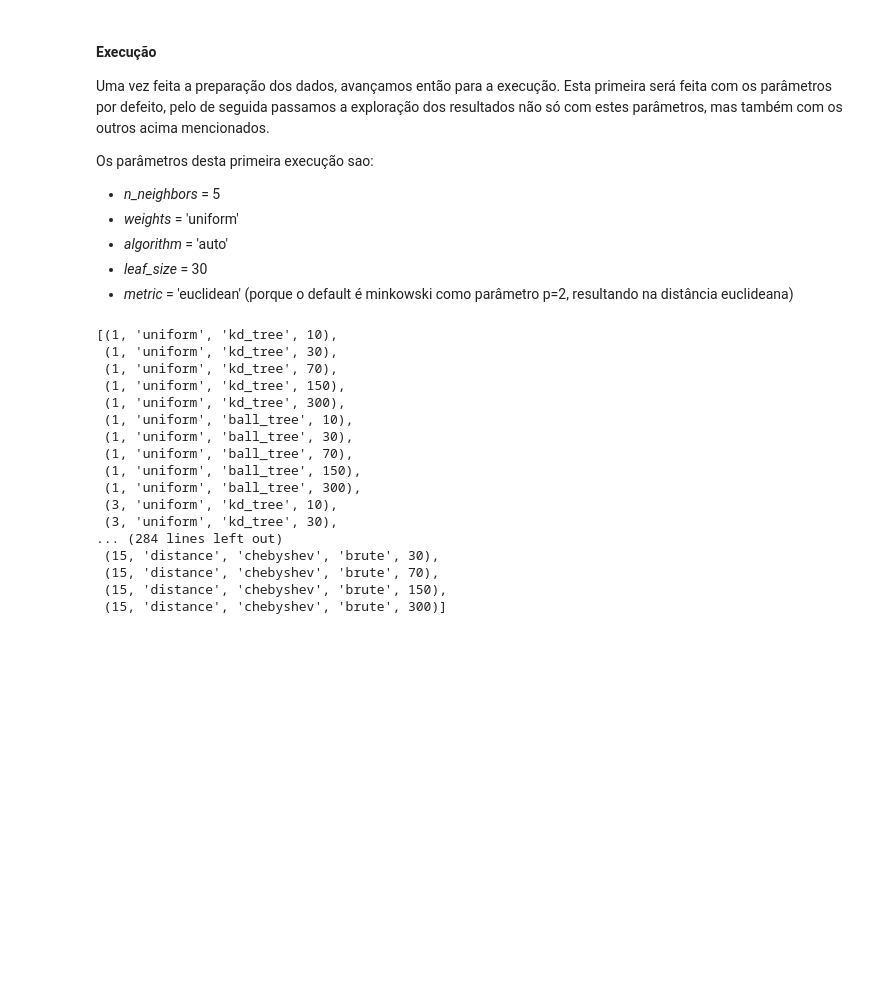
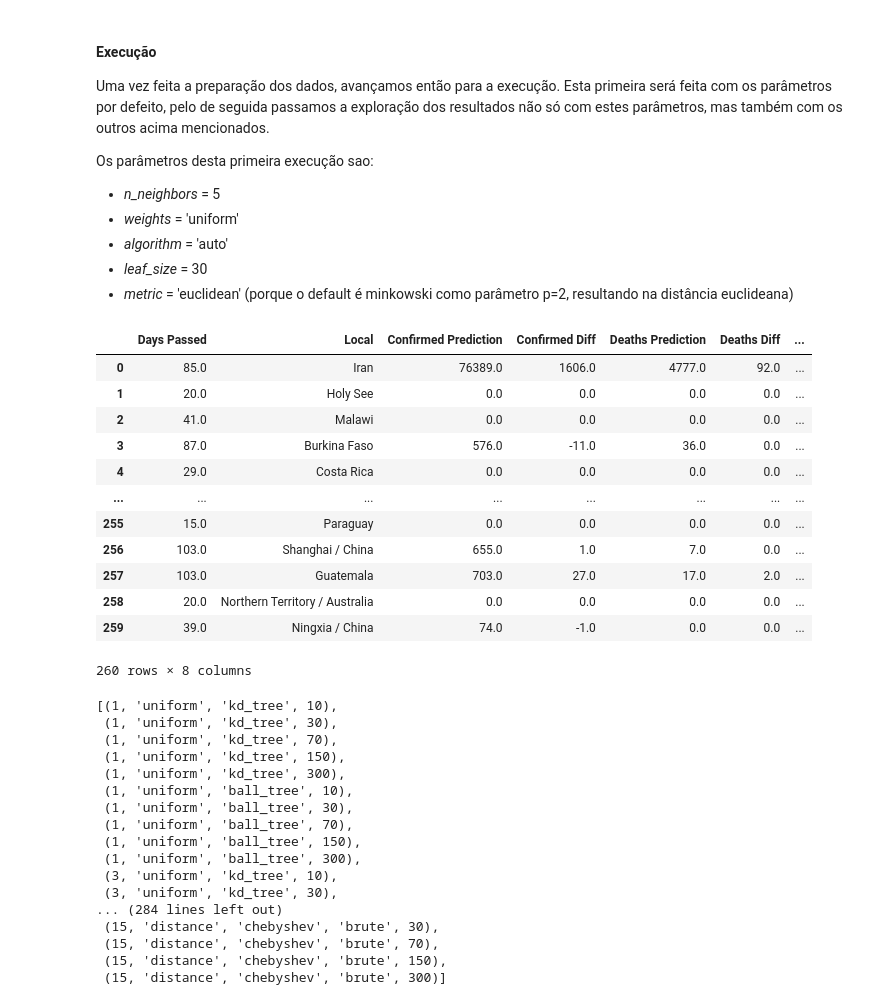
Before and after one commit to JoaoRicardoCardoso/MIEIC_IART_19_PROJ, a Jupyter notebook: PROJ2/KNN-Regression.ipynb, the cells around one changed output. Drawn from its saved outputs; the diff is of its cells as text; code cells hidden in the pictures; blank space fills up the shorter version.

```diff
--- a/PROJ2/KNN-Regression.ipynb
+++ b/PROJ2/KNN-Regression.ipynb
@@ -210,35 +210,49 @@ def runRegressor(params) :
         knn = KNeighborsRegressor(n_neighbors=params[0],weights=params[1],algorithm=params[2],leaf_size=params[3],n_jobs=-1)
     else:
         #criar o modelo e usar o número de vizinhos default, 5.
         knn = KNeighborsRegressor(n_neighbors=params[0],weights=params[1],metric=params[2],algorithm=params[3],leaf_size=params[4],n_jobs=-1)
     #aplicar a função de fit ao set de treino
     knn.fit(X_train,y_train)
     #fazer previsões do set de teste usando
     predictions = knn.predict(X_test)
 
     #tratar dos resultados
     predictions = pd.DataFrame(data=predictions,columns=['Confirmed Prediction','Deaths Prediction','Recovered Prediction'])
 
     #buscar os locais para apresentar as previsoes, ja que nao foram usados no modelo de regressão
     predictions['Local'] = unscaled_test.apply(lambda row: covid_data.loc[(covid_data['Lat'] == row['Lat']) & (covid_data['Long'] == row['Long']),'Local'].iloc[0],axis=1).tolist()
 
     #arredondar os valores para inteiros, com teto
     predictions['Confirmed Prediction'] = predictions['Confirmed Prediction'].apply(np.ceil)
     predictions['Deaths Prediction'] = predictions['Deaths Prediction'].apply(np.ceil)
     predictions['Recovered Prediction'] = predictions['Recovered Prediction'].apply(np.ceil)
 
     #comparar os valores previstos e reais guardar a diferença nas contagens
     predictions['Confirmed Diff'] = (unscaled_test['Confirmed'] - predictions['Confirmed Prediction'].values).tolist()
     predictions['Deaths Diff'] = (unscaled_test['Deaths'] - predictions['Deaths Prediction'].values).tolist()
     predictions['Recovered Diff'] = (unscaled_test['Recovered'] - predictions['Recovered Prediction'].values).tolist()
     #colocar o numero de dias passados para ser mais facil analisar
     predictions['Days Passed'] = unscaled_test['Days Passed'].tolist()
 
     predictions = predictions[['Days Passed','Local', 'Confirmed Prediction', 'Confirmed Diff','Deaths Prediction', 'Deaths Diff','Recovered Prediction','Recovered Diff']]
-
     return predictions
 
-deft = runRegressor((1,'uniform','auto',30))
+#correr o default
+runRegressor((1,'uniform','auto',30))
+# %% [output]
+|  | Days Passed | Local | Confirmed Prediction | Confirmed Diff | Deaths Prediction | Deaths Diff | ... |
+| 0 | 85.0 | Iran | 76389.0 | 1606.0 | 4777.0 | 92.0 | ... |
+| 1 | 20.0 | Holy See | 0.0 | 0.0 | 0.0 | 0.0 | ... |
+| 2 | 41.0 | Malawi | 0.0 | 0.0 | 0.0 | 0.0 | ... |
+| 3 | 87.0 | Burkina Faso | 576.0 | -11.0 | 36.0 | 0.0 | ... |
+| 4 | 29.0 | Costa Rica | 0.0 | 0.0 | 0.0 | 0.0 | ... |
+| ... | ... | ... | ... | ... | ... | ... | ... |
+| 255 | 15.0 | Paraguay | 0.0 | 0.0 | 0.0 | 0.0 | ... |
+| 256 | 103.0 | Shanghai / China | 655.0 | 1.0 | 7.0 | 0.0 | ... |
+| 257 | 103.0 | Guatemala | 703.0 | 27.0 | 17.0 | 2.0 | ... |
+| 258 | 20.0 | Northern Territory / Australia | 0.0 | 0.0 | 0.0 | 0.0 | ... |
+| 259 | 39.0 | Ningxia / China | 74.0 | -1.0 | 0.0 | 0.0 | ... |
+260 rows × 8 columns
 # %%
 n_neighbors = [1,3,7,10,15]
 uni_wgts = ['uniform']
```
Also changed, not shown: parts of 2 cells of this notebook, 1 other file.
